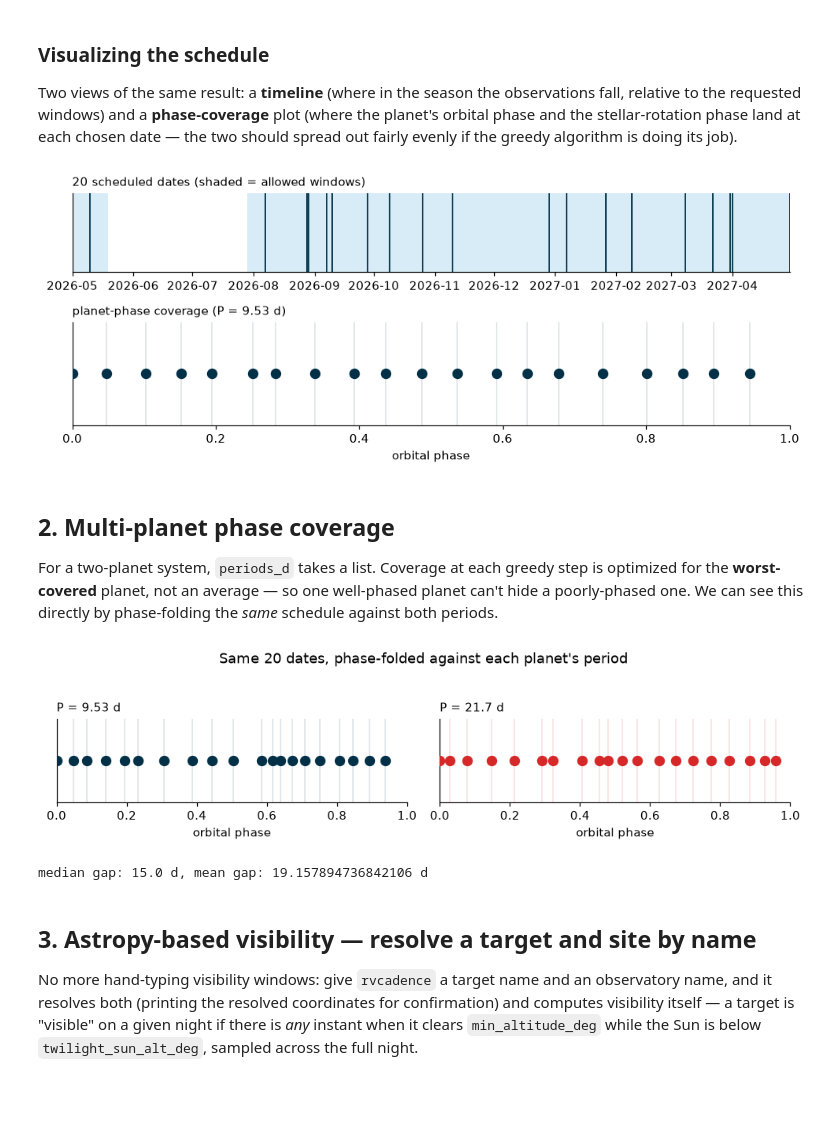
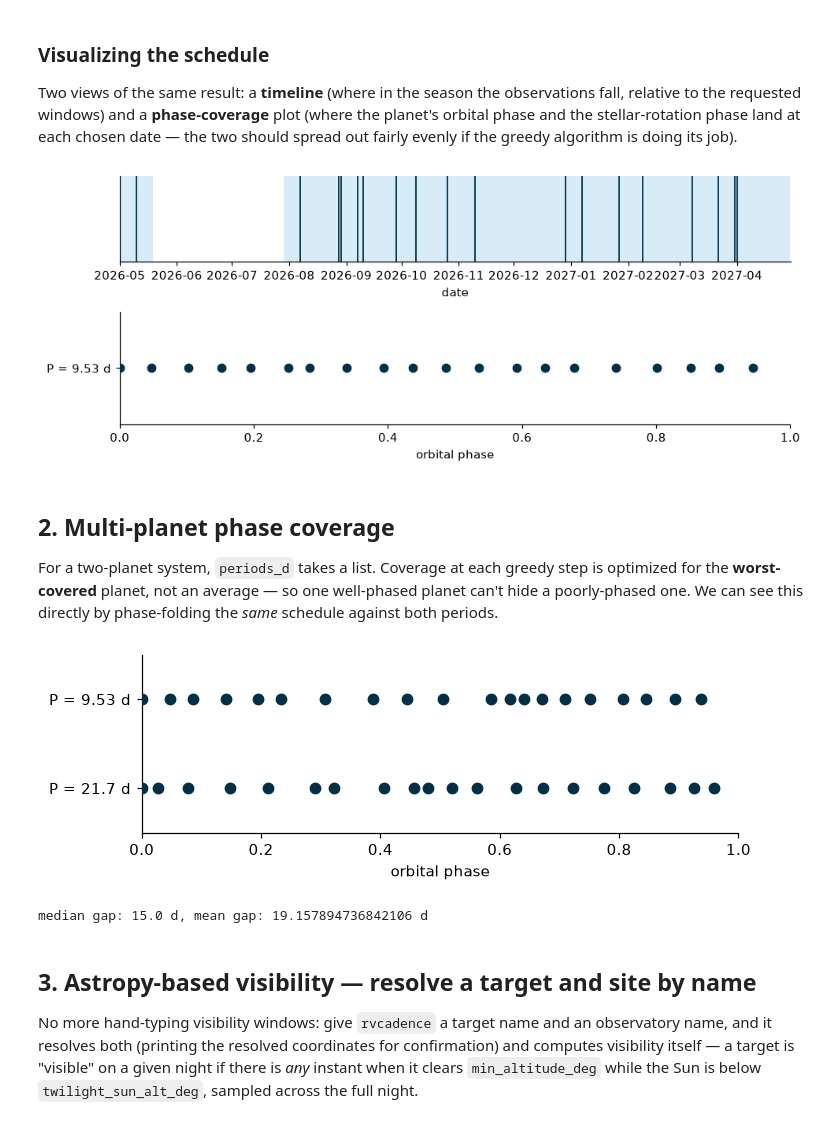
Before and after one commit to pierrotlamontagne/rvcadence, a Jupyter notebook: examples/quickstart_demo.ipynb, the cells around one changed output. Drawn from its saved outputs; the diff is of its cells as text; code cells hidden in the pictures; blank space fills up the shorter version.

Commit message:
Add plotting section to the README, rewrite the demo notebook, bump to 0.3.0

```diff
--- a/examples/quickstart_demo.ipynb
+++ b/examples/quickstart_demo.ipynb
@@ -89,39 +101,15 @@ plot (where the planet's orbital phase and the stellar-rotation phase land at
 each chosen date — the two should spread out fairly evenly if the greedy
 algorithm is doing its job).
 # %%
-def plot_timeline(ax, dates, season_start, season_end, windows=None, label=""):
-    ax.set_xlim(season_start, season_end)
-    ax.set_ylim(0, 1)
-    ax.set_yticks([])
-    if windows:
-        for w_start, w_end in windows:
-            ax.axvspan(w_start, w_end, color="#8ecae6", alpha=0.35, lw=0)
-    ax.vlines(dates, 0, 1, color="#023047", lw=1.2)
-    ax.set_title(label, loc="left", fontsize=10)
-
-
-def plot_phase_coverage(ax, dates, period_d, ref_date, label="", color="#023047"):
-    phases = [((d - ref_date).days % period_d) / period_d for d in dates]
-    ax.scatter(phases, np.zeros_like(phases), s=60, color=color, zorder=3)
-    for p in phases:
-        ax.axvline(p, color=color, alpha=0.15, lw=1)
-    ax.set_xlim(0, 1)
-    ax.set_yticks([])
-    ax.set_xlabel("orbital phase")
-    ax.set_title(label, loc="left", fontsize=10)
-
-
 windows = [(date(2026, 5, 1), date(2026, 5, 19)), (date(2026, 7, 29), date(2027, 4, 30))]
 
 fig, axes = plt.subplots(2, 1, figsize=(9, 3.6), gridspec_kw={"height_ratios": [1, 1.3]})
-plot_timeline(axes[0], result.dates, season_start, season_end, windows,
-              label=f"{len(result.dates)} scheduled dates (shaded = allowed windows)")
-plot_phase_coverage(axes[1], result.dates, period_d, season_start,
-                     label=f"planet-phase coverage (P = {period_d} d)")
+plot_timeline(result, ax=axes[0], windows=windows)
+plot_phase_coverage(result, ax=axes[1])
 fig.tight_layout()
 plt.show()
 # %% [output]
-[figure, old version]
+[figure, new version]
 # %% [markdown]
 ## 2. Multi-planet phase coverage
 
@@ -132,24 +120,19 @@ by phase-folding the *same* schedule against both periods.
 # %%
 periods_multi = [9.53, 21.7]
 
 result_multi = plan_calendar(
     n_obs=20,
     periods_d=periods_multi,
     season_start=season_start,
     season_end=season_end,
 )
 
-fig, axes = plt.subplots(1, 2, figsize=(9, 2.2))
-for ax, p, color in zip(axes, periods_multi, ["#023047", "#d62828"]):
-    plot_phase_coverage(ax, result_multi.dates, p, season_start,
-                         label=f"P = {p} d", color=color)
-fig.suptitle("Same 20 dates, phase-folded against each planet's period", y=1.05)
-fig.tight_layout()
+plot_phase_coverage(result_multi)
 plt.show()
 
 print(f"median gap: {result_multi.median_gap_d} d, mean gap: {result_multi.mean_gap_d} d")
 # %% [output]
-[figure, old version]
+[figure, new version]
 median gap: 15.0 d, mean gap: 19.157894736842106 d
 # %% [markdown]
 ## 3. Astropy-based visibility — resolve a target and site by name
```
Also changed, not shown: parts of 10 cells of this notebook, 2 other files.
